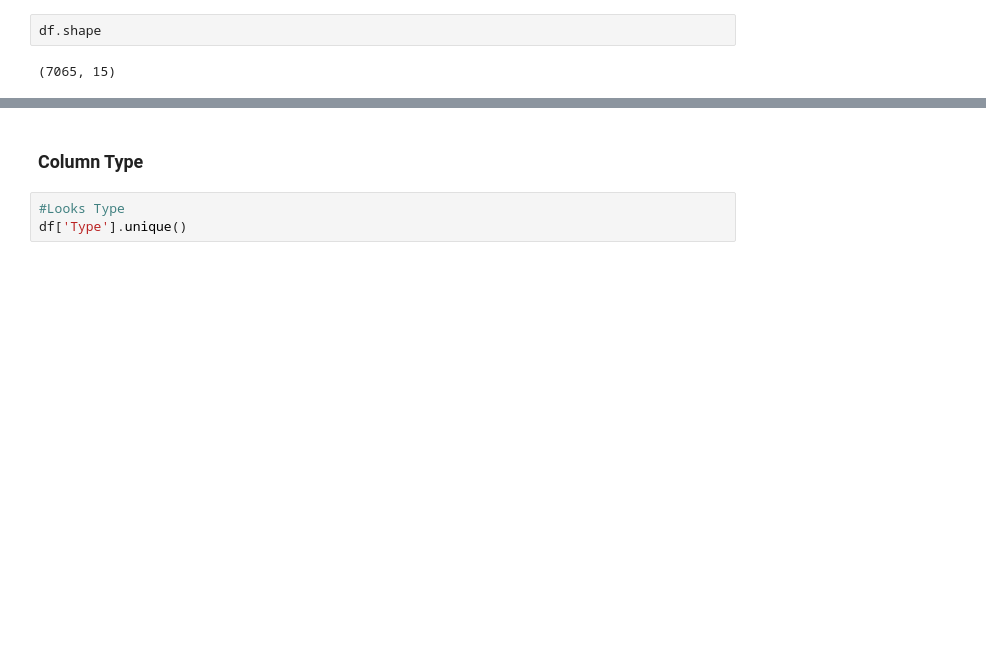
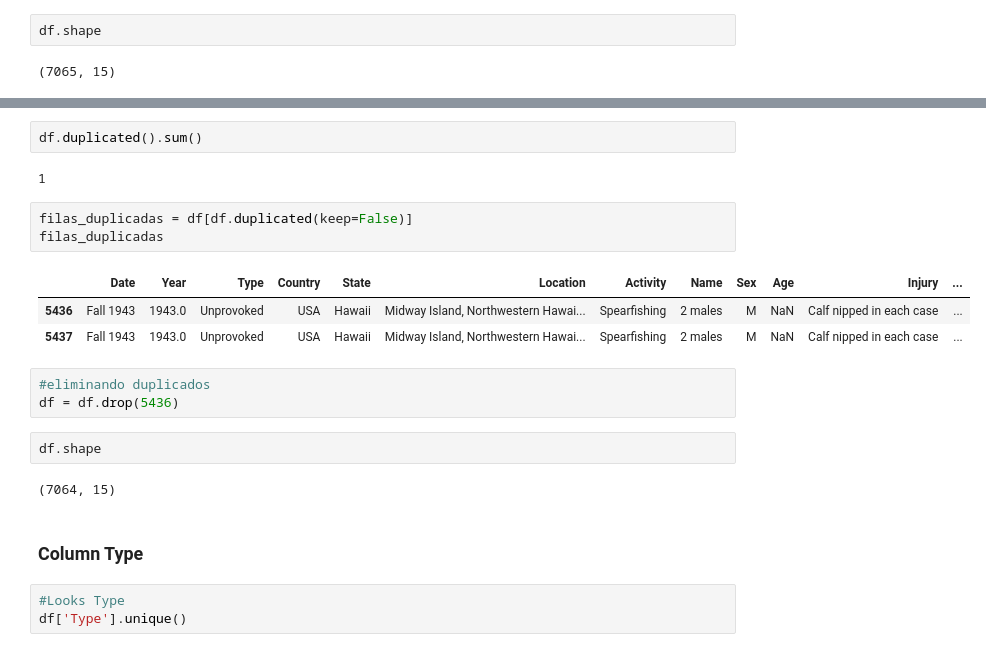
Before and after one commit to MonicaFernandezM/semana-ataque-tiburones, a Jupyter notebook: sharkattack_project.ipynb, the cells around one changed output, grey strips where cells are left out. Saved outputs shown, nothing was run; the diff lists cells and outputs as text; blank space fills up the shorter version.

```diff
--- a/sharkattack_project.ipynb
+++ b/sharkattack_project.ipynb
@@ -36,3 +66,21 @@ df.shape
+# %%
+df.duplicated().sum()
+# %% [output]
+1
+# %%
+filas_duplicadas = df[df.duplicated(keep=False)]
+filas_duplicadas
+# %% [output]
+|  | Date | Year | Type | Country | State | Location | Activity | Name | Sex | Age | Injury | ... |
+| 5436 | Fall 1943 | 1943.0 | Unprovoked | USA | Hawaii | Midway Island, Northwestern Hawai... | Spearfishing | 2 males | M | NaN | Calf nipped in each case | ... |
+| 5437 | Fall 1943 | 1943.0 | Unprovoked | USA | Hawaii | Midway Island, Northwestern Hawai... | Spearfishing | 2 males | M | NaN | Calf nipped in each case | ... |
+# %%
+#eliminando duplicados
+df = df.drop(5436)
+# %%
+df.shape
+# %% [output]
+(7064, 15)
 # %% [markdown]
 ### Column Type
 # %%
```
Also changed, not shown: parts of 24 cells of this notebook.
